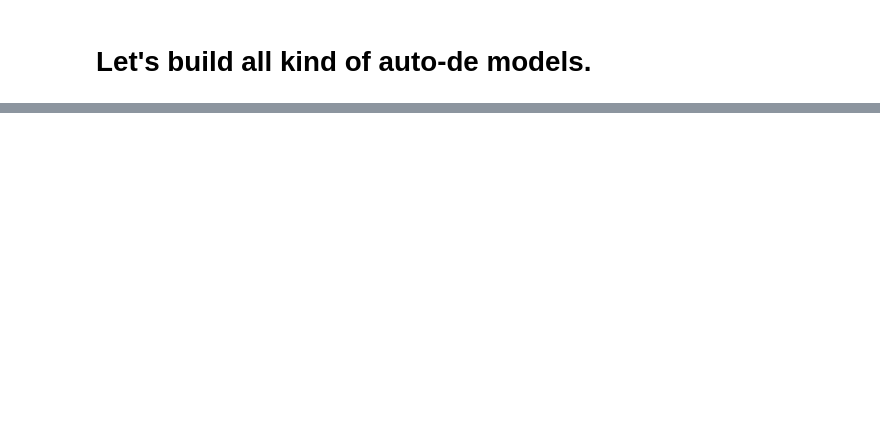
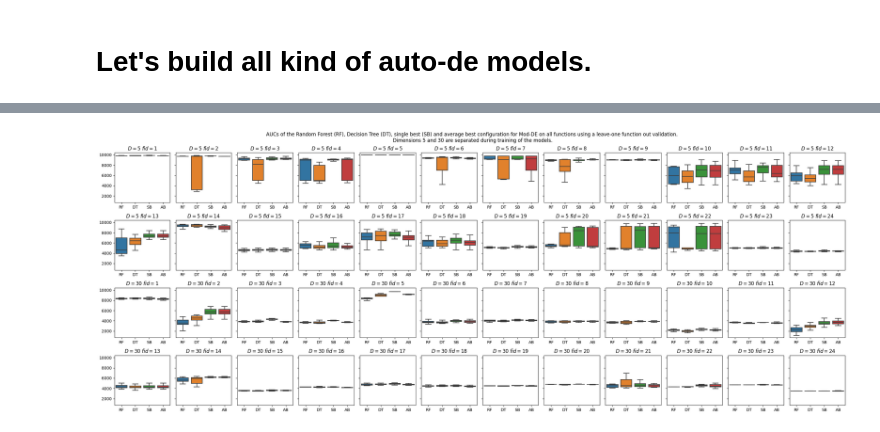
Before and after one commit to nikivanstein/ioh-explainer, a Jupyter notebook: autode-notebook.ipynb, the cells around one changed output, grey strips where cells are left out. Drawn from its saved outputs; the diff is of its cells as text; code cells hidden in the pictures; blank space fills up the shorter version.

Commit message:
added classifier experiment for DE

```diff
--- a/autode-notebook.ipynb
+++ b/autode-notebook.ipynb
@@ -37,0 +98,3 @@ ela_df.describe()
+# %%
+for f in features:
+    print(f, ela_df[f].unique())
@@ -38,12 +109,33 @@ ela_df.describe()
 # %%
 def predToNames(y):
+    mapping = [['best', 'rand', 'target'], ['best', 'pbest', 'rand'], [1, 2], [False, True], ['bin', 'exp'], ['jDE', 'shade'], [False, True]]
+    newy = {}
+    i = 0
+    for f in features:
+        newy[f] = mapping[i][y[i]]
+        i+=1
     #transform a numerical representation back to the categorical names
-    pass
+    return newy
+
+from matplotlib import pyplot as plt
+import seaborn as sns
 
 #preprocess the data to train and test
+fig, axes = plt.subplots(4, 12, sharey=True, figsize=(26,10))
+fig.suptitle('AUCs of the Random Forest (RF), Decision Tree (DT), single best (SB) and average best configuration for Mod-DE on all functions using a leave-one function out validation.\n Dimensions 5 and 30 are separated during training of the models.')
+
+dim_counter = 0
 for dim in ela_df['dim'].unique():
+    _, df_avg_best = de_explainer.get_average_best(dim)
+
     for fid in ela_df['fid'].unique():
         print(dim, fid)
+        box_plot_df = pd.DataFrame(columns=['RF', 'DT','SB','AB'])
+
+        _, df_single_best = de_explainer.get_single_best(fid, dim)
+        box_plot_df['SB'] = df_single_best['auc'].values
+        box_plot_df['AB'] = df_avg_best[df_avg_best['fid'] == fid]['auc'].values
+
         df = ela_df[ela_df['dim'] == dim]
         X_train = df[df['fid'] != fid].copy().drop(['fid','iid','auc',*features], axis=1)
         y_train = df[df['fid'] != fid][features]
@@ -58,10 +150,44 @@ for dim in ela_df['dim'].unique():
         y_train[features] = y_train[features].apply(lambda col:pd.Categorical(col).codes)
         y_test[features] = y_test[features].apply(lambda col:pd.Categorical(col).codes)
 
-        dtree = DecisionTreeClassifier(max_depth=5)
+        dtree = DecisionTreeClassifier(max_depth=7)
         dtree.fit(X_train, y_train)
         y_pred = dtree.predict(X_test)
-        #parse y_pred back
-        print(dtree.predict(X_test))
+
+        #RF
+        rf = RandomForestClassifier()
+        rf.fit(X_train, y_train)
+        y_red_rf = rf.predict(X_test)
+
+        iid = 1
+        all_aucs = []
+        all_aucs_rf = []
+        for y in y_pred:
+            #print(y)
+            conf = predToNames(y)
+            #print(conf)
+            aucs = de_explainer.get_results_for_config(conf, dim, fid, iid)
+            all_aucs.extend(aucs.values)
+            #print(all_aucs)
+        for y in y_red_rf:
+            #print(y)
+            conf = predToNames(y)
+            #print(conf)
+            aucs = de_explainer.get_results_for_config(conf, dim, fid, iid)
+            all_aucs_rf.extend(aucs.values)
+            #print(all_aucs)
+
+        box_plot_df['DT'] = np.array(all_aucs)[:len(box_plot_df)]
+        box_plot_df['RF'] = np.array(all_aucs_rf)[:len(box_plot_df)]
+        sns.boxplot(ax=axes[dim_counter + int((fid-1)/12)][(fid-1)%12], data=box_plot_df, showfliers = False)
+        axes[dim_counter + int((fid-1)/12)][(fid-1)%12].set_title(f"$D={dim}$ $fid={fid}$")
+        #axes[dim_counter + int((fid-1)/12)][(fid-1)%12].set_xticklabels(axes[dim_counter + int((fid-1)/12)][(fid-1)%12].get_xticks(), rotation=45)
+    dim_counter += 2
+
+plt.tight_layout()
+plt.show()
+
+plt.clf()
+plt.close()
 # %% [output]
 5 1
@@ -83,0 +210 @@ for dim in ela_df['dim'].unique():
+[figure, added]
```
Also changed, not shown: parts of 5 cells of this notebook, 4 other files.
